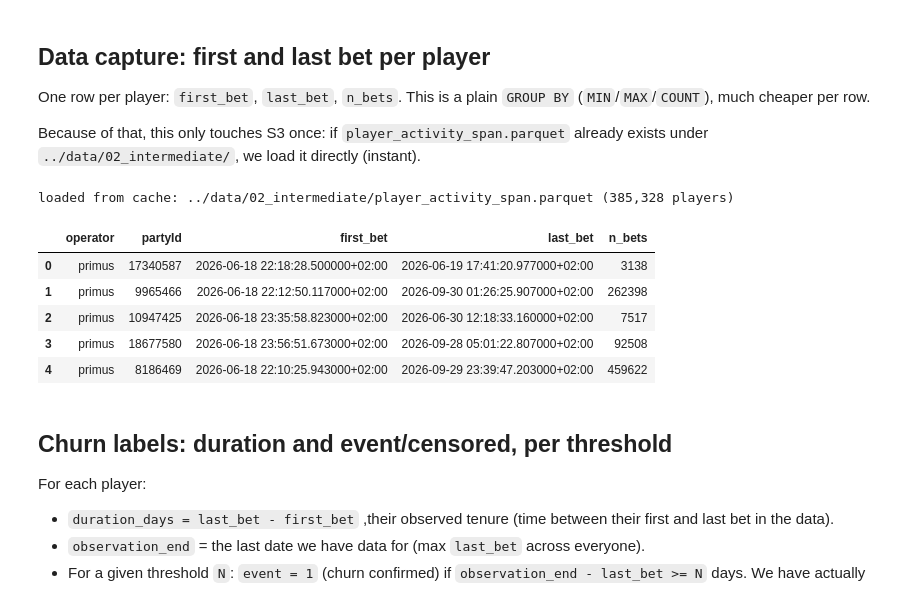
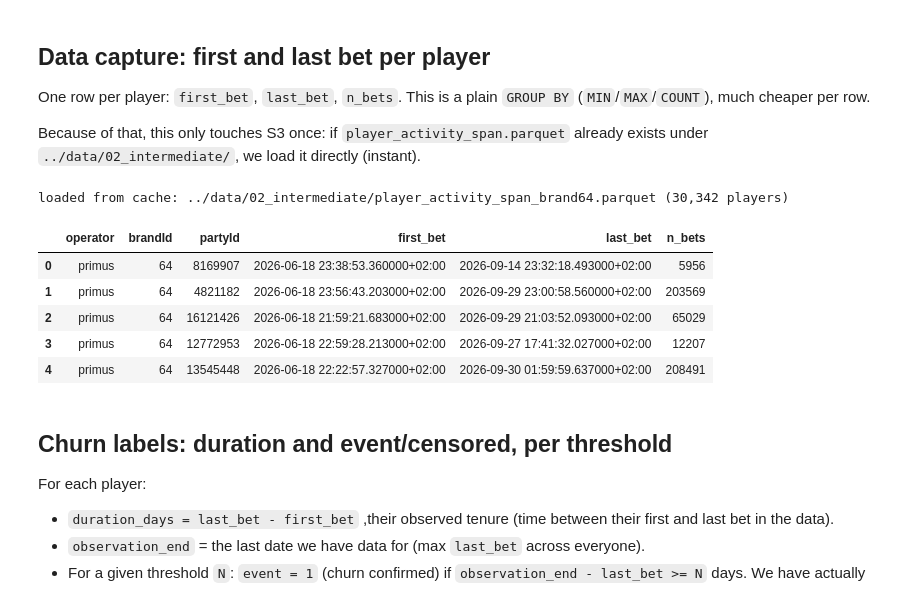
Before and after one commit to jvherrero/whizdom-churn, a Jupyter notebook: eda/02_churn_definition.ipynb, the cells around one changed output. Drawn from its saved outputs; the diff is of its cells as text; code cells hidden in the pictures.

```diff
--- a/eda/02_churn_definition.ipynb
+++ b/eda/02_churn_definition.ipynb
@@ -26,8 +33,10 @@ from lifelines import KaplanMeierFitter
 
 BUCKET = "whizdomai-eu-central-1-650177547431-datalake-gmntc-prod"
 LANDING_LEVEL = "org/10-landing/kafka-sink"
-OPERATORS = ["primus", "secundus"]
 BET_TABLE = "whizdomai-transactions"
+
+TARGET_BRAND_ID = 64
+BRAND_OPERATORS = ["primus"]  # brandId=64 confirmed to exist only in primus (checked on a snapshot day)
 
 HISTORY_START = dt.date(2026, 6, 18)
 HISTORY_END = dt.date(2026, 9, 29)
@@ -35,7 +44,7 @@ HISTORY_DAYS = [HISTORY_START + dt.timedelta(days=i) for i in range((HISTORY_END
 
 CACHE_DIR = Path("../data/02_intermediate")
 CACHE_DIR.mkdir(parents=True, exist_ok=True)
-ACTIVITY_CACHE = CACHE_DIR / "player_activity_span.parquet"
+ACTIVITY_CACHE = CACHE_DIR / f"player_activity_span_brand{TARGET_BRAND_ID}.parquet"
 
 
 def s3_duckdb():
@@ -44,7 +53,7 @@ def s3_duckdb():
     con = duckdb.connect()
     con.sql("INSTALL httpfs; LOAD httpfs;")
     con.sql("SET memory_limit='16GB'")
-    con.sql("SET threads=24")
+    con.sql("SET threads=32")
     con.sql(f"""
         CREATE OR REPLACE SECRET s3_secret (
             TYPE S3, KEY_ID '{creds.access_key}', SECRET '{creds.secret_key}',
@@ -59,46 +68,47 @@ One row per player: `first_bet`, `last_bet`, `n_bets`. This is a plain `GROUP BY
 
 Because of that, this only touches S3 once: if `player_activity_span.parquet` already exists under `../data/02_intermediate/`, we load it directly (instant).
 # %%
-def activity_span(operator, days):
-    """One row per player: first bet, last bet, bet count, for `operator` over `days`."""
+def activity_span(operator, days, brand_id):
+    """One row per player: first bet, last bet, bet count, for `operator` over `days`, one `brandId`."""
     paths = [
         f"s3://{BUCKET}/{LANDING_LEVEL}/{operator}/{BET_TABLE}/{d.year}/{d.month:02d}/{d.day:02d}/*.snappy.parquet"
         for d in days
     ]
     con = s3_duckdb()
     con.sql(f"CREATE OR REPLACE VIEW bet_events AS SELECT * FROM read_parquet({paths}, union_by_name=True)")
-    result = con.sql("""
+    result = con.sql(f"""
         SELECT partyId,
                MIN(dateTime) AS first_bet,
                MAX(dateTime) AS last_bet,
                COUNT(*) AS n_bets
         FROM bet_events
-        WHERE partyId IS NOT NULL AND dateTime IS NOT NULL
+        WHERE partyId IS NOT NULL AND dateTime IS NOT NULL AND brandId = {brand_id}
         GROUP BY partyId
     """).df()
     con.close()
     result.insert(0, "operator", operator)
+    result.insert(1, "brandId", brand_id)
     return result
 
 
 if ACTIVITY_CACHE.exists():
     activity = pd.read_parquet(ACTIVITY_CACHE)
     print(f"loaded from cache: {ACTIVITY_CACHE} ({len(activity):,} players)")
 else:
-    frames = [activity_span(operator, HISTORY_DAYS) for operator in OPERATORS]
+    frames = [activity_span(operator, HISTORY_DAYS, TARGET_BRAND_ID) for operator in BRAND_OPERATORS]
     activity = pd.concat(frames, ignore_index=True)
     activity.to_parquet(ACTIVITY_CACHE)
     print(f"computed and cached to {ACTIVITY_CACHE} ({len(activity):,} players)")
 
 activity.head()
 # %% [output]
-loaded from cache: ../data/02_intermediate/player_activity_span.parquet (385,328 players)
+loaded from cache: ../data/02_intermediate/player_activity_span_brand64.parquet (30,342 players)
-|  | operator | partyId | first_bet | last_bet | n_bets |
-| 0 | primus | 17340587 | 2026-06-18 22:18:28.500000+02:00 | 2026-06-19 17:41:20.977000+02:00 | 3138 |
-| 1 | primus | 9965466 | 2026-06-18 22:12:50.117000+02:00 | 2026-09-30 01:26:25.907000+02:00 | 262398 |
-| 2 | primus | 10947425 | 2026-06-18 23:35:58.823000+02:00 | 2026-06-30 12:18:33.160000+02:00 | 7517 |
-| 3 | primus | 18677580 | 2026-06-18 23:56:51.673000+02:00 | 2026-09-28 05:01:22.807000+02:00 | 92508 |
-| 4 | primus | 8186469 | 2026-06-18 22:10:25.943000+02:00 | 2026-09-29 23:39:47.203000+02:00 | 459622 |
+|  | operator | brandId | partyId | first_bet | last_bet | n_bets |
+| 0 | primus | 64 | 8169907 | 2026-06-18 23:38:53.360000+02:00 | 2026-09-14 23:32:18.493000+02:00 | 5956 |
+| 1 | primus | 64 | 4821182 | 2026-06-18 23:56:43.203000+02:00 | 2026-09-29 23:00:58.560000+02:00 | 203569 |
+| 2 | primus | 64 | 16121426 | 2026-06-18 21:59:21.683000+02:00 | 2026-09-29 21:03:52.093000+02:00 | 65029 |
+| 3 | primus | 64 | 12772953 | 2026-06-18 22:59:28.213000+02:00 | 2026-09-27 17:41:32.027000+02:00 | 12207 |
+| 4 | primus | 64 | 13545448 | 2026-06-18 22:22:57.327000+02:00 | 2026-09-30 01:59:59.637000+02:00 | 208491 |
 # %% [markdown]
 ## Churn labels: duration and event/censored, per threshold
 
```
Also changed, not shown: parts of 9 cells of this notebook, 17 other files.
